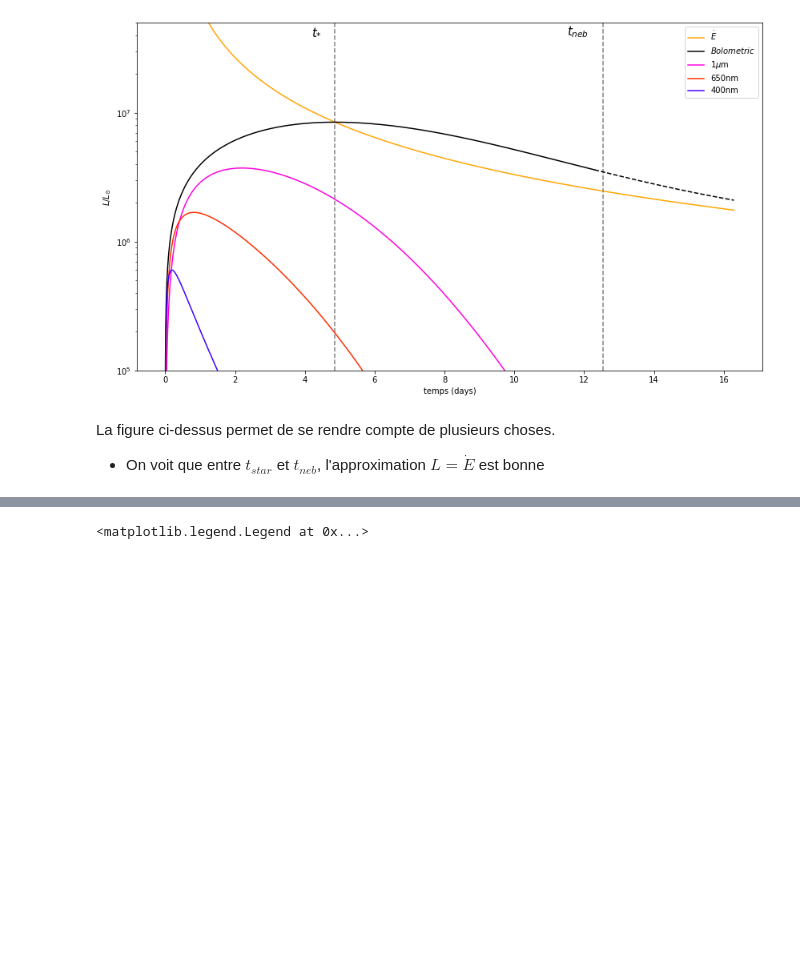
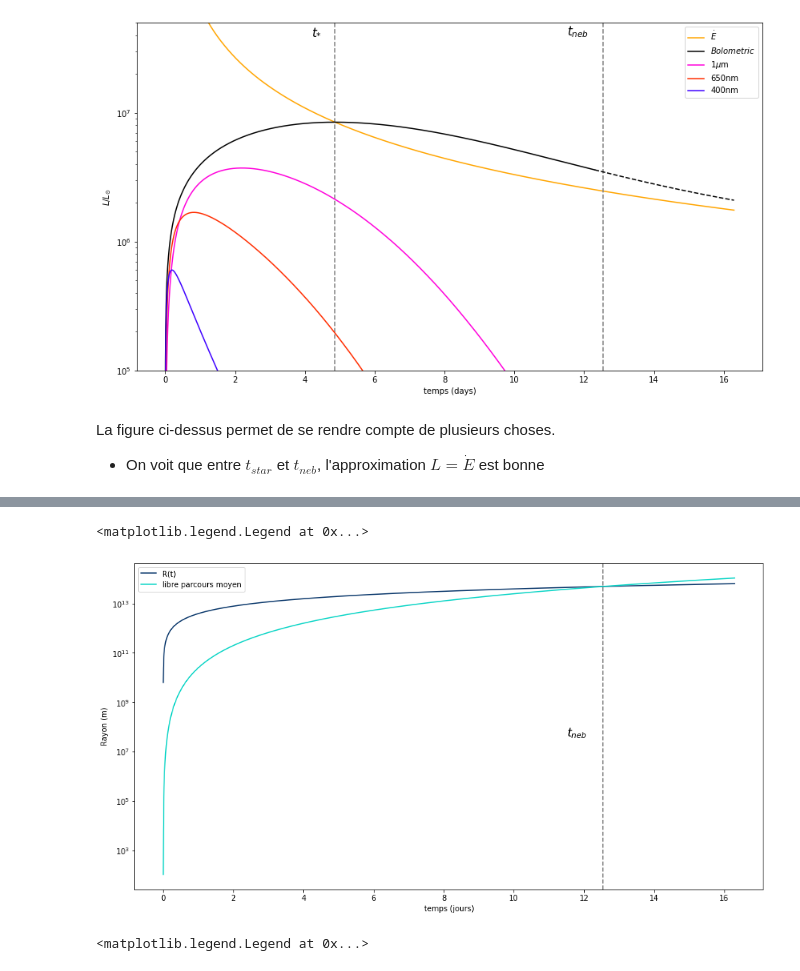
Before and after one commit to romainpch/PHY583, a Jupyter notebook: Astro.ipynb, the cells around one changed output, grey strips where cells are left out. Drawn from its saved outputs; the diff is of its cells as text; code cells hidden in the pictures; blank space fills up the shorter version.

```diff
--- a/Astro.ipynb
+++ b/Astro.ipynb
@@ -220,3 +235,19 @@ plt.legend()
+# %%
+plt.figure(figsize=[15,8])
+
+#Plot du rayon et du libre parcours moyen
+plt.xlabel("temps (jours)")
+plt.ylabel("Rayon (m)")
+plt.yscale('log')
+plt.plot(s2day(t_list[1:]),[R(t) for t in t_list[1:]],label='R(t)',color='#08366A')
+plt.plot(s2day(t_list[1:]),[l_bar(t) for t in t_list[1:]],label='libre parcours moyen',color='#0AD5C6')
+plt.text(int(s2day(t_neb)) -0.5,4.e7,'$t_{neb}$',fontsize=15)
+
+plt.axvline(x=s2day(t_neb),color='gray',linestyle='--')
+plt.legend()
+# %% [output]
+<matplotlib.legend.Legend at 0x...>
+[figure, added]
 # %%
 #Longueurs d'ondes et légendes correspondantes
 lambd = [2190e-9,1630e-9,1020e-9,900e-9,806e-9,658e-9,464e-9,365e-9]
```
Also changed, not shown: parts of 8 cells of this notebook.
